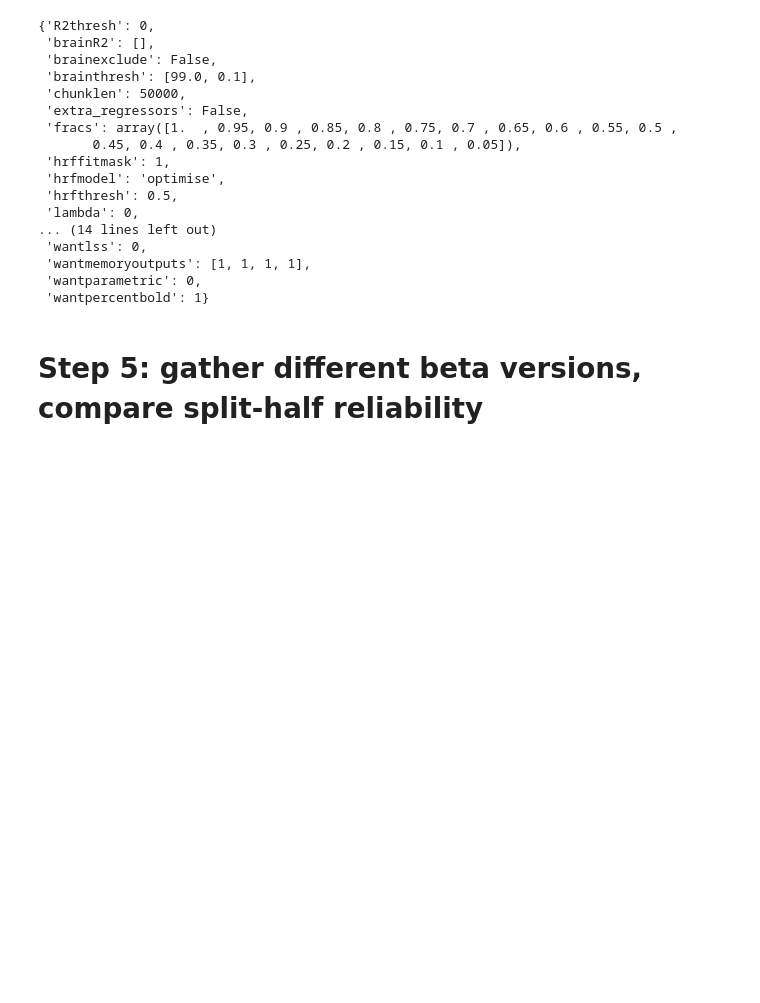
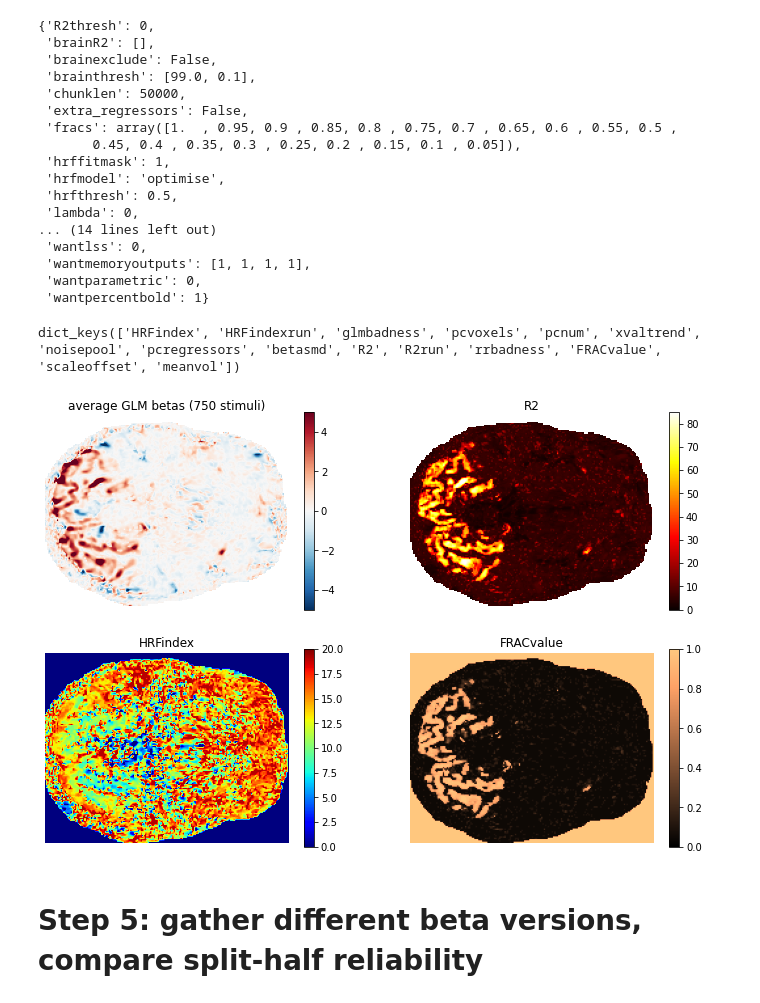
Before and after one commit to cvnlab/GLMsingle, a Jupyter notebook: examples/example1.ipynb, the cells around one changed output. Drawn from its saved outputs; the diff is of its cells as text; code cells hidden in the pictures; blank space fills up the shorter version.

```diff
--- a/examples/example1.ipynb
+++ b/examples/example1.ipynb
@@ -324,3 +324,7 @@ else:
     results_glmsingle['typeb'] = np.load(join(outputdir_glmsingle,'TYPEB_FITHRF.npy'),allow_pickle=True).item()
     results_glmsingle['typec'] = np.load(join(outputdir_glmsingle,'TYPEC_FITHRF_GLMDENOISE.npy'),allow_pickle=True).item()
     results_glmsingle['typed'] = np.load(join(outputdir_glmsingle,'TYPED_FITHRF_GLMDENOISE_RR.npy'),allow_pickle=True).item()
+# %%
+results_glmsingle['typed'].keys()
+# %% [output]
+dict_keys(['HRFindex', 'HRFindexrun', 'glmbadness', 'pcvoxels', 'pcnum', 'xvaltrend', 'noisepool', 'pcregressors', 'betasmd', 'R2', 'R2run', 'rrbadness', 'FRACvalue', 'scaleoffset', 'meanvol'])
@@ -327,3 +357,25 @@ else:
+# %%
+plot_fields = ['betasmd','R2','HRFindex','FRACvalue']
+colormaps = ['RdBu_r','hot','jet','copper']
+clims = [[-5,5],[0,85],[0,20],[0,1]]
+
+plt.figure(figsize=(12,8))
+
+for i in range(len(plot_fields)):
+    plt.subplot(2,2,i+1)
+    if i == 0:
+        plot_data = np.nanmean(np.squeeze(results_glmsingle['typed'][plot_fields[i]].reshape(xyzn)),2)
+        titlestr = 'average GLM betas (750 stimuli)'
+    else:
+        plot_data = np.squeeze(results_glmsingle['typed'][plot_fields[i]].reshape(xyz))
+        titlestr = plot_fields[i]
+
+    plt.imshow(plot_data,cmap=colormaps[i],clim=clims[i])
+    plt.colorbar()
+    plt.title(titlestr)
+    plt.axis(False)
+# %% [output]
+[figure, added]
 # %% [markdown]
 # Step 5: gather different beta versions, compare split-half reliability
 # %%
```
Also changed, not shown: parts of 3 cells of this notebook, 3 other files.
